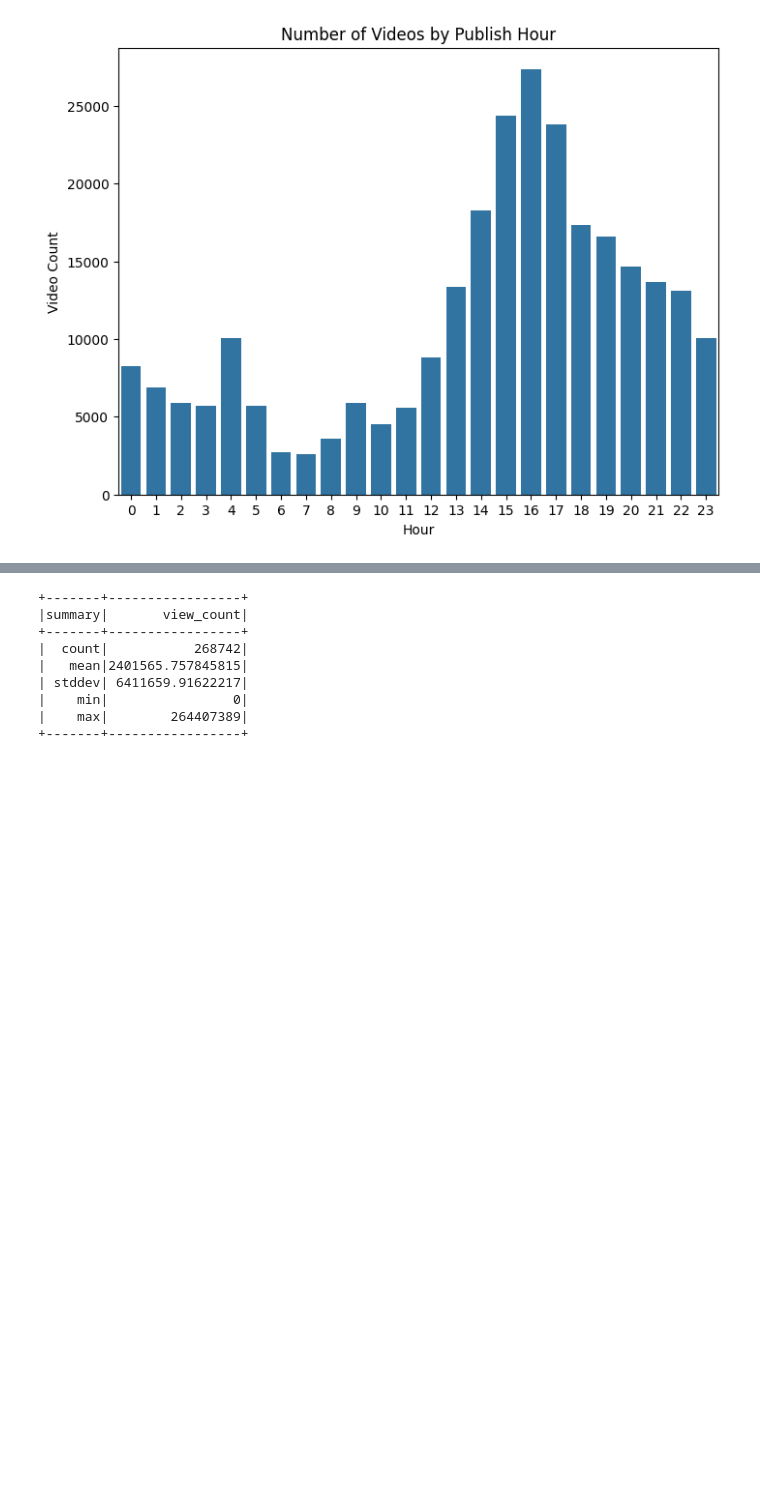
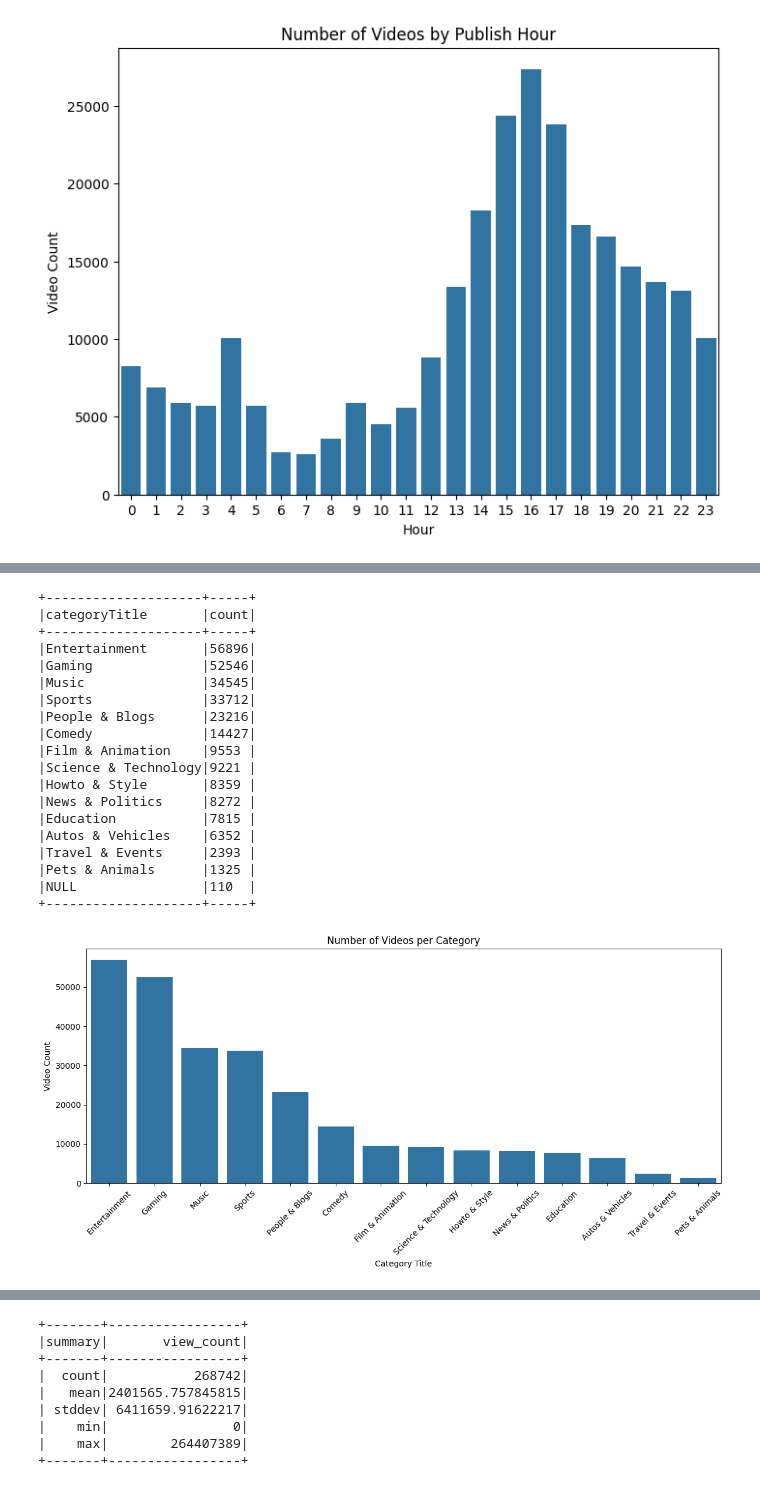
Before and after one commit to muzzy3k/YouTubeBigData, a Jupyter notebook: CA_EDA.ipynb, the cells around one changed output, grey strips where cells are left out. Cells and saved outputs as stored; diff of their text form; code cells hidden in the pictures; blank space fills up the shorter version.

Commit message:
update some graphs, add categories joining to data

```diff
--- a/EDA.ipynb
+++ b/CA_EDA.ipynb
@@ -116,9 +116,7 @@ only showing top 5 rows
 # looking at publishing and time features
 
 # Extract year, month, and day of week from publishedAt
-df = df.withColumn("publish_year", F.year("publishedAt")) \
-       .withColumn("publish_month", F.month("publishedAt")) \
-       .withColumn("publish_dayofweek", F.dayofweek("publishedAt"))
+df = df.withColumn("publish_year", F.year("publishedAt")).withColumn("publish_month", F.month("publishedAt")).withColumn("publish_dayofweek", F.dayofweek("publishedAt"))
 
 # Show a sample of the new time-related columns
 df.select("publishedAt", "publish_year", "publish_month", "publish_dayofweek").show(5)
@@ -258,3 +256,16 @@ df.groupBy("channelId", "channelTitle").count().orderBy("count", ascending=False
 |UCiS882YPwZt1NfaM...|    Genshin Impact|  579|
 +--------------------+------------------+-----+
 only showing top 10 rows
+# %%
+categories_df = spark.read.option("multiLine", "true").json("CA_category_id.json")
+categories_df = categories_df.select(F.explode("items").alias("item"))
+categories_df = categories_df.select(
+    F.col("item.id").alias("categoryId"),
+    F.col("item.snippet.title").alias("categoryTitle")
+)
+
+# Cast categoryId to integer so it matches your main DataFrame
+categories_df = categories_df.withColumn("categoryId", col("categoryId").cast("integer"))
+
+# Show the categories for verification
+categories_df.show(truncate=False)
@@ -261,3 +290,43 @@ only showing top 10 rows
+# %%
+# Join the main DataFrame 'df' with the categories DataFrame
+df_with_categories = df.join(categories_df, on="categoryId", how="left")
+
+# Group by categoryTitle and count videos
+category_counts = df_with_categories.groupBy("categoryTitle").count().orderBy("count", ascending=False)
+category_counts.show(truncate=False)
+
+# Convert to Pandas for visualization
+category_counts_pd = category_counts.toPandas()
+
+plt.figure(figsize=(12, 6))
+sns.barplot(x="categoryTitle", y="count", data=category_counts_pd)
+plt.title("Number of Videos per Category")
+plt.xlabel("Category Title")
+plt.ylabel("Video Count")
+plt.xticks(rotation=45)
+plt.tight_layout()
+plt.show()
+# %% [output]
++--------------------+-----+
+|categoryTitle       |count|
++--------------------+-----+
+|Entertainment       |56896|
+|Gaming              |52546|
+|Music               |34545|
+|Sports              |33712|
+|People & Blogs      |23216|
+|Comedy              |14427|
+|Film & Animation    |9553 |
+|Science & Technology|9221 |
+|Howto & Style       |8359 |
+|News & Politics     |8272 |
+|Education           |7815 |
+|Autos & Vehicles    |6352 |
+|Travel & Events     |2393 |
+|Pets & Animals      |1325 |
+|NULL                |110  |
++--------------------+-----+
+[figure, added]
 # %%
 # Count number of videos per category
 df.groupBy("categoryId").count().orderBy("count", ascending=False).show()
```
Also changed, not shown: parts of 14 cells of this notebook, 2 other files.
